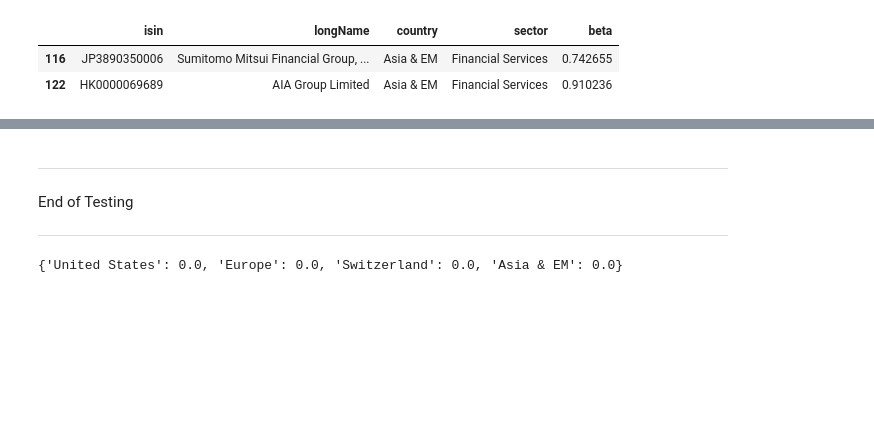
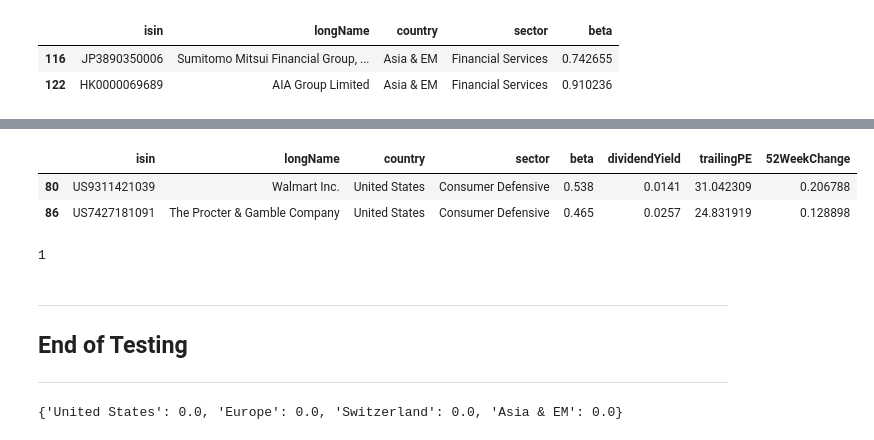
Before and after one commit to glaand/personal-investment-recommender, a Jupyter notebook: analysis/raffi_test.ipynb, the cells around one changed output, grey strips where cells are left out. Saved outputs shown, nothing was run; the diff lists cells and outputs as text; code cells hidden in the pictures; blank space fills up the shorter version.

```diff
--- a/analysis/raffi_test.ipynb
+++ b/analysis/raffi_test.ipynb
@@ -76,12 +107,14 @@ class Investor:
         'TWD': 0.0278
     }
 
-    def __init__(self, id, name, portfolio, investor_type):
+    def __init__(self, id, name, portfolio, investor_type, sector_bias='no_bias', investor_preference='dividends'):
         # Instanzattribute
         self._id = id
         self._name = name
         self._portfolio = portfolio
         self._investor_type = investor_type
+        self._sector_bias = sector_bias
+        self._investor_preference =  investor_preference
         self._portfolio_curreny = 'CHF'     # Momentan fix CHF
         self._portfolio_value = 0
         self._bulk_risks = []
@@ -116,7 +149,7 @@ class Investor:
             return print(f'ISIN could not be found. Please check your input.')
 
         else:
-            print(f"Buying {quantity} units of ISIN {isin}...")
+            # print(f"Buying {quantity} units of ISIN {isin}...")
 
             # Checken, ob bereits im Portfolio
             already_bought = False
@@ -129,9 +162,9 @@ class Investor:
                     break
             if already_bought == False: # Falls noch nicht im Portfolio, neue Position
                 self._portfolio.append({'isin':isin, 'quantity':quantity})
-                print(f'New position.\nSuccessfully bought {quantity} units of ISIN {isin}.')
+                print(f'New position. Successfully bought {quantity} units of ISIN {isin}.')
 
-            print(f'Purchase successfully completed!')
+            # print(f'Purchase successfully completed!')
 
     def sell(self, isin, quantity):
         # Aktie verkaufen
@@ -255,7 +288,7 @@ class Investor:
         self._market_allocation_difference = dict(Investor.empty_market_allocation)
         self._sector_allocation_difference = dict(Investor.empty_sector_allocation)
 
-        print(f'Investor profile: {self._investor_type}')
+        # print(f'Investor profile: {self._investor_type}')
 
         with open(f'..\data\profile_{self._investor_type}.json') as json_file:
             reference_allocation = json.load(json_file)
@@ -880,6 +1023,19 @@ Market, Sector, Total Allocation Difference, Percentage, Number of Stocks I will
+# %%
+reduced_stock_info = prepare_reduced_stock_info()
+new = reduced_stock_info[reduced_stock_info['sector']=='Consumer Defensive']
+new = new[new['country']=='United States']
+new
+# %% [output]
+|  | isin | longName | country | sector | beta | dividendYield | trailingPE | 52WeekChange |
+| 80 | US9311421039 | Walmart Inc. | United States | Consumer Defensive | 0.538 | 0.0141 | 31.042309 | 0.206788 |
+| 86 | US7427181091 | The Procter & Gamble Company | United States | Consumer Defensive | 0.465 | 0.0257 | 24.831919 | 0.128898 |
+# %%
+min(1,2)
+# %% [output]
+1
 # %% [markdown]
 __________
-End of Testing
+## End of Testing
 __________
 # %%
 stock_info = pd.read_csv('..\data\stock_info.tsv', sep='\t')
```
Also changed, not shown: parts of 19 cells of this notebook, 5 other files.
